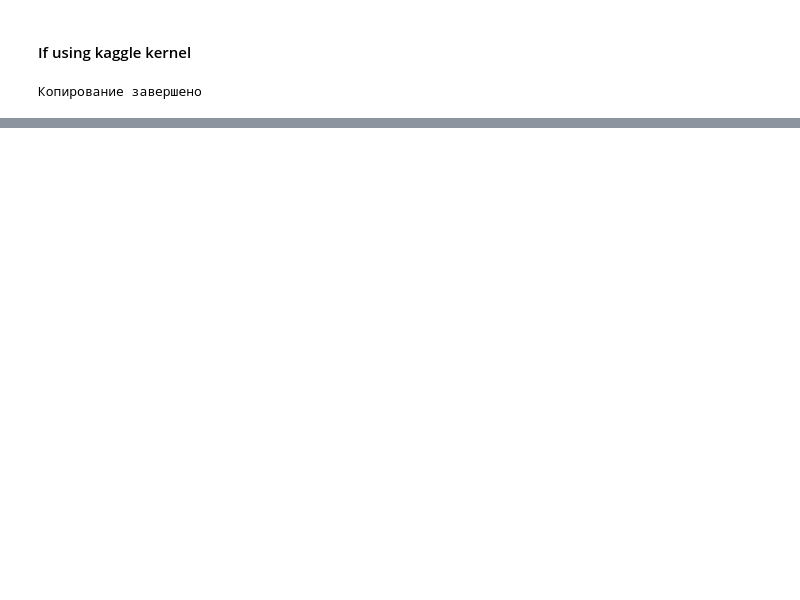
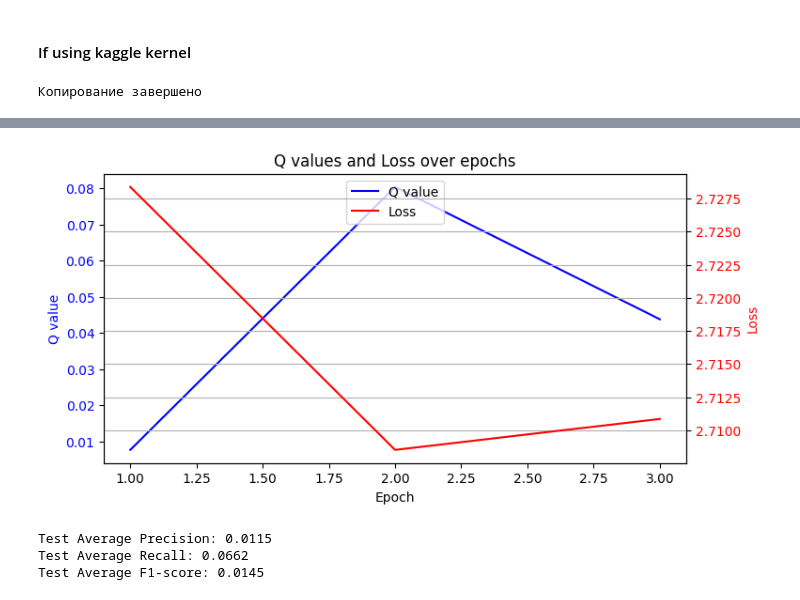
Before and after one commit to Caaac/x-ray-pytorch, a Jupyter notebook: model_densenet121.ipynb, the cells around one changed output, grey strips where cells are left out. Saved outputs shown, nothing was run; the diff lists cells and outputs as text; code cells hidden in the pictures; blank space fills up the shorter version.

```diff
--- a/model_densenet121.ipynb
+++ b/model_densenet121.ipynb
@@ -152,12 +146,14 @@ class Exec:
         model : torch.nn.Module,
         # dataloader : torch.utils.data.DataLoader,
         num_class : int,
+        device : str = 'cpu',
         optimizer = None,
         loss_function = None,
         save_compare_accuracy : float = 0.1,  # if new model better prev model more than 10%
         save_each_epoch : int = 1) -> None:
 
-        self.model = model
+        self.device = device
+        self.model = model.to(device)
         self.optimizer = optimizer
         self.loss_function = loss_function
         # self.dataloader = dataloader
@@ -166,6 +162,7 @@ class Exec:
         self.save_each_epoch = int(save_each_epoch)
         self.accuracy_list = []
         self.loss_mean_list = []
+
 
     def fit(
         self,
@@ -229,8 +226,8 @@ class Exec:
                     f"Epoch [{_e+1}/{epochs}], loss_mean={loss_mean:.3f}")
 
 
+            valid_accuracy = 0
             if not valid_dataset is None:
-                valid_accuracy = 0
                 self.model.eval()
                 valid_data = data.DataLoader(valid_dataset, batch_size=valid_bs, shuffle=False)
 
@@ -246,9 +243,16 @@ class Exec:
 
                         valid_accuracy += torch.sum(y_valid == y_pred).item()
 
+                print('TRAINF valid_accuracy = ', valid_accuracy)
+
                 valid_accuracy /= len(valid_dataset)
                 self.accuracy_list.append(valid_accuracy)
                 self.loss_mean_list.append(loss_mean)
+
+            print({
+                'accuracy_list': self.accuracy_list,
+                'loss_mean_list': self.loss_mean_list,
+            })
 
             model_state_dict = {
                 # 'tfs': self.transform.state_dict(),
@@ -259,8 +263,8 @@ class Exec:
                 'loss_mean_list': self.loss_mean_list,
             }
 
-            if (valid_dataset is None) and (best_accurasy * (1 + self.save_compare_accuracy) >  valid_accuracy):
-                shutil.rmtree(f'{fit_path}/best_accuracy')
+            if (not valid_dataset is None) and (best_accurasy * (1 + self.save_compare_accuracy) < valid_accuracy):
+                shutil.rmtree(f'{fit_path}/best_accuracy', ignore_errors=True)
                 os.makedirs(f'{fit_path}/best_accuracy', exist_ok=True)
                 torch.save(model_state_dict, f"{fit_path}/best_accuracy/epoch_{_e + 1}.tar")
 
@@ -404,4 +430,6 @@ ex = Exec(model, NUM_CLASSES, loss_function=loss_function, optimizer=optimizer)
 # %%
 dg = Diagram()
-# dg.show_stats_fit_by_epochs(5, ex.accuracy_list, ex.loss_mean_list)
+dg.show_stats_fit_by_epochs(epochs, ex.accuracy_list, ex.loss_mean_list)
+# %% [output]
+[figure, added]
 # %%
@@ -416,6 +444,19 @@ d_test = XRayDataset(DATASET_DIR_PATH, 'test', transform=transforms)
 test_dataset = data.DataLoader(d_test, batch_size=20, shuffle=False)
 # %%
 labels, preds, probs = ex.evaluate(test_dataset, device)
+# %%
+report = classification_report(
+    labels.numpy(),
+    preds.numpy(),
+    output_dict=True
+)
+print(f"\nTest Average Precision: {report['macro avg']['precision']:.4f}")
+print(f"Test Average Recall: {report['macro avg']['recall']:.4f}")
+print(f"Test Average F1-score: {report['macro avg']['f1-score']:.4f}")
+# %% [output]
+Test Average Precision: 0.0115
+Test Average Recall: 0.0662
+Test Average F1-score: 0.0145
 # %%
 dg.multiclass_roc(labels=labels, probs=probs, num_classes=NUM_CLASSES)
 # %% [output]
```
Also changed, not shown: parts of 8 cells of this notebook, 9 other files.
